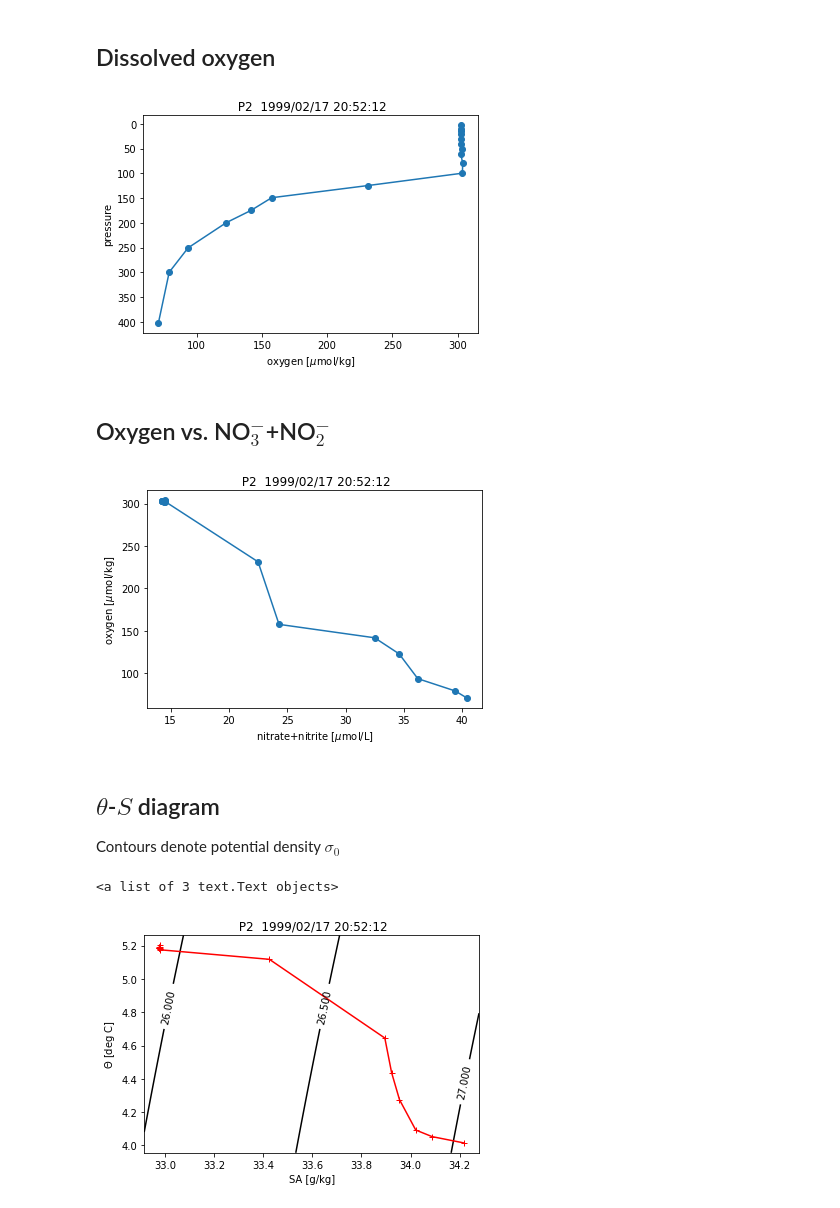
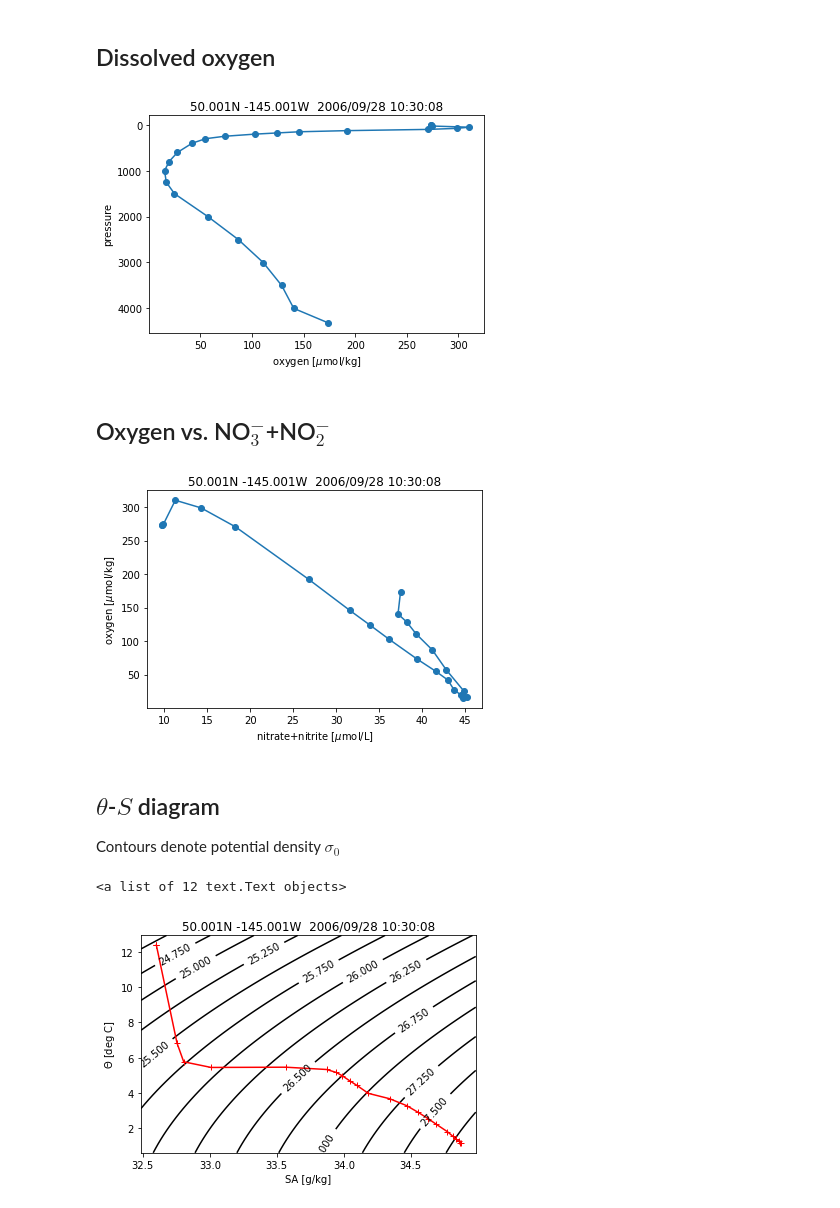
Before and after one commit to tompc35/oceanography-notebooks, a Jupyter notebook: plot_line_p_profiles.ipynb, the cells around one changed output. Saved outputs shown, nothing was run; the diff lists cells and outputs as text; code cells hidden in the pictures.

```diff
--- a/plot_line_p_profiles.ipynb
+++ b/plot_line_p_profiles.ipynb
@@ -50,3 +48,5 @@ filename = "1999-01-0017.che"
+# %%
+filename = "2006-15-0060.che"
 # %% [markdown]
 Parse the file and load the data into variables.
 
@@ -142,9 +142,9 @@ if ncol >= 4:
     plt.gca().invert_yaxis()
     plt.xlabel('oxygen [$\mu$mol/kg]')
     plt.ylabel('pressure')
-    plt.title(station_name + ' ' + date_string)
+    plt.title(str(lat)[:6] + 'N ' + str(lon)[:8] + 'W ' + date_string)
 # %% [output]
-[figure, old version]
+[figure, new version]
 # %% [markdown]
 ## Oxygen vs. NO$^-_3$+NO$^-_2$
 # %%
@@ -152,9 +152,9 @@ if ncol >= 5:
     plt.plot(nitrate,O2,'-o')
     plt.xlabel('nitrate+nitrite [$\mu$mol/L]')
     plt.ylabel('oxygen [$\mu$mol/kg]')
-    plt.title(station_name + ' ' + date_string)
+    plt.title(str(lat)[:6] + 'N ' + str(lon)[:8] + 'W ' + date_string)
 # %% [output]
-[figure, old version]
+[figure, new version]
 # %% [markdown]
 ## $\theta$-$S$ diagram
 
@@ -162,14 +162,14 @@ Contours denote potential density $\sigma_0$
 # %%
 plt.plot(SA,CT,'r-+')
 plt.ylabel('$\Theta$ [deg C]')
 plt.xlabel('SA [g/kg]')
-plt.title(station_name + ' ' + date_string)
+plt.title(str(lat)[:6] + 'N ' + str(lon)[:8] + 'W ' + date_string)
 SA_lim = plt.xlim()
 CT_lim = plt.ylim()
 SA_arr,CT_arr = np.meshgrid(np.linspace(SA_lim[0],SA_lim[1]),np.linspace(CT_lim[0],CT_lim[1]))
 sigma_arr = gsw.sigma0(SA_arr,CT_arr)
-c = plt.contour(SA_arr,CT_arr,sigma_arr,np.arange(20,30,0.5),colors='k')
+c = plt.contour(SA_arr,CT_arr,sigma_arr,np.arange(20,30,0.25),colors='k')
 plt.clabel(c)
 # %% [output]
-<a list of 3 text.Text objects>
+<a list of 12 text.Text objects>
-[figure, old version]
+[figure, new version]
```
Also changed, not shown: parts of 3 cells of this notebook.
